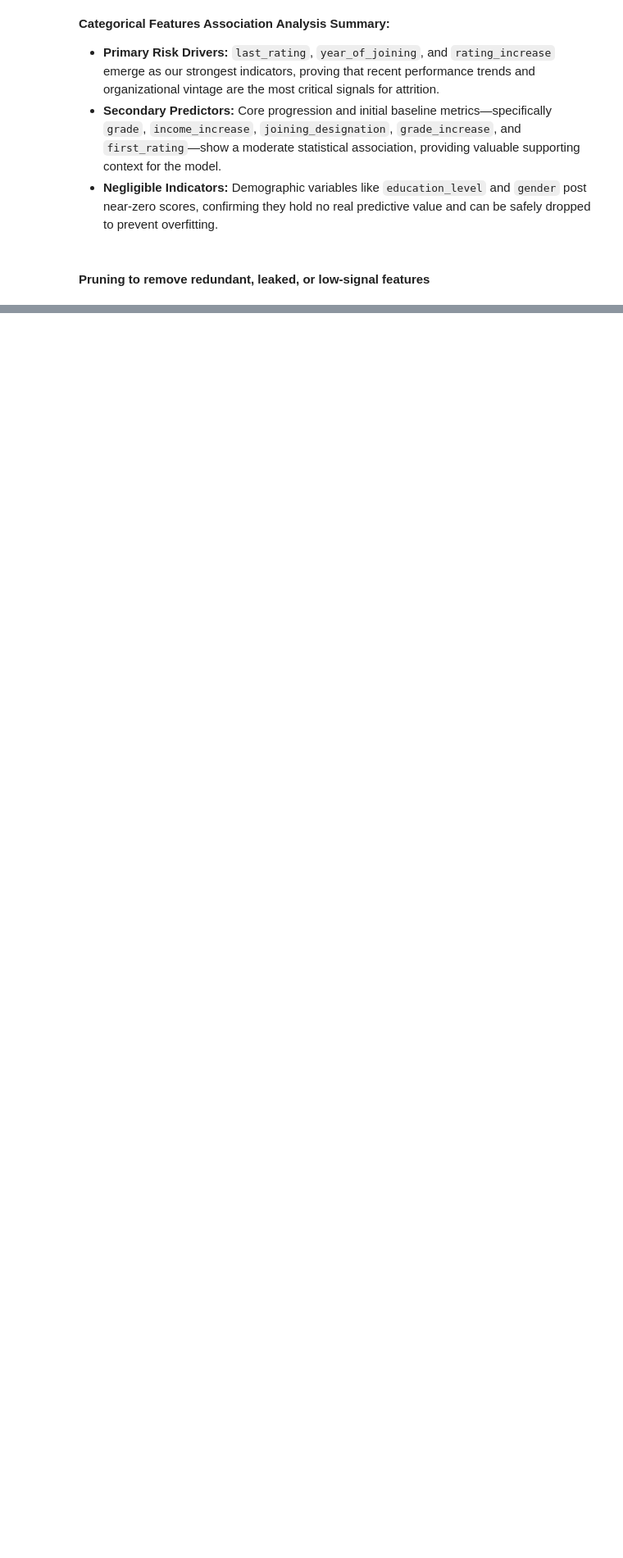
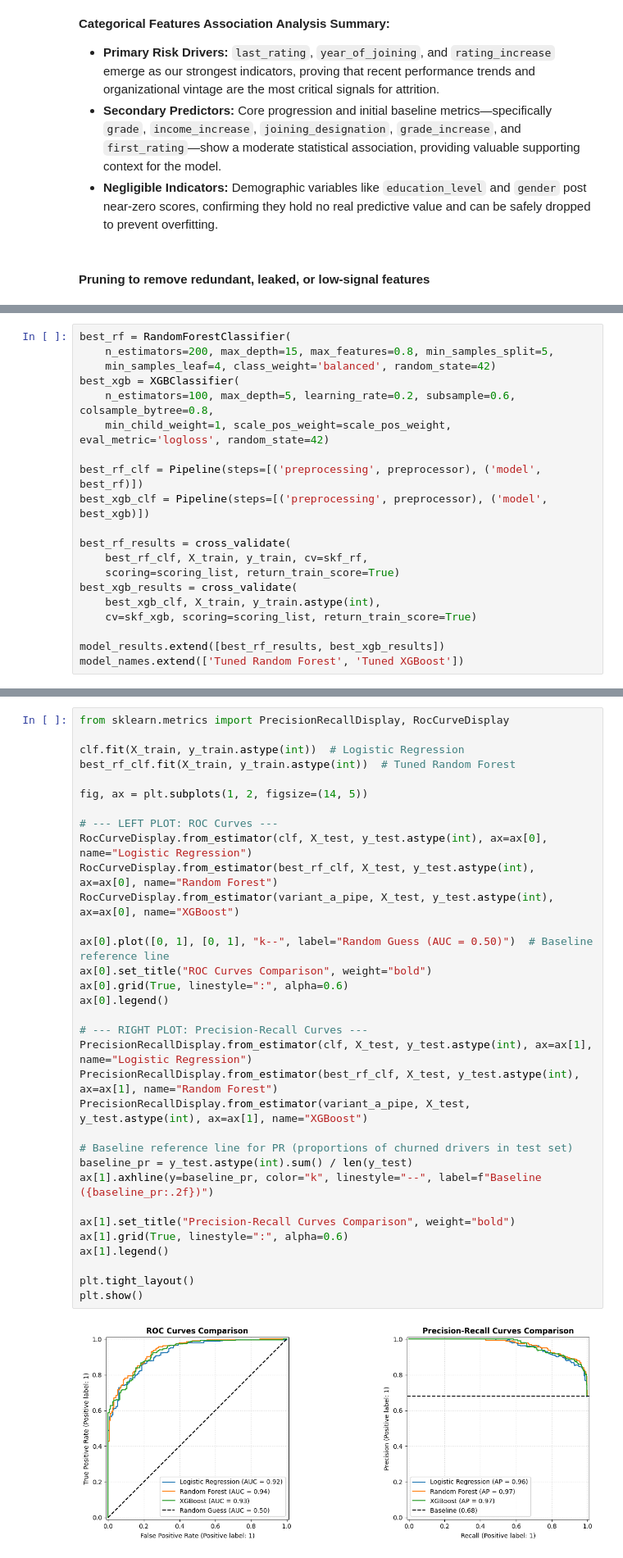
Before and after one commit to samrat-rm/Brain-Cache, a Jupyter notebook: Business_case_study/OLA_Drivers_Ensemble.ipynb, the cells around one changed output, grey strips where cells are left out. Shown at 82% size. Drawn from its saved outputs; the diff is of its cells as text; blank space fills up the shorter version.

Commit message:
Kaggle Notebook | Ola_Drivers_Ensemble | Version 2

```diff
--- a/Business_case_study/OLA_Drivers_Ensemble.ipynb
+++ b/Business_case_study/OLA_Drivers_Ensemble.ipynb
@@ -823,0 +1141,20 @@ Start A1+A2 now. Write the loop yourself; paste plots + your observations and I'
+# %%
+best_rf = RandomForestClassifier(
+    n_estimators=200, max_depth=15, max_features=0.8, min_samples_split=5,
+    min_samples_leaf=4, class_weight='balanced', random_state=42)
+best_xgb = XGBClassifier(
+    n_estimators=100, max_depth=5, learning_rate=0.2, subsample=0.6, colsample_bytree=0.8,
+    min_child_weight=1, scale_pos_weight=scale_pos_weight, eval_metric='logloss', random_state=42)
+
+best_rf_clf = Pipeline(steps=[('preprocessing', preprocessor), ('model', best_rf)])
+best_xgb_clf = Pipeline(steps=[('preprocessing', preprocessor), ('model', best_xgb)])
+
+best_rf_results = cross_validate(
+    best_rf_clf, X_train, y_train, cv=skf_rf,
+    scoring=scoring_list, return_train_score=True)
+best_xgb_results = cross_validate(
+    best_xgb_clf, X_train, y_train.astype(int),
+    cv=skf_xgb, scoring=scoring_list, return_train_score=True)
+
+model_results.extend([best_rf_results, best_xgb_results])
+model_names.extend(['Tuned Random Forest', 'Tuned XGBoost'])
@@ -823,0 +1330,35 @@ Start A1+A2 now. Write the loop yourself; paste plots + your observations and I'
+# %%
+from sklearn.metrics import PrecisionRecallDisplay, RocCurveDisplay
+
+clf.fit(X_train, y_train.astype(int))  # Logistic Regression
+best_rf_clf.fit(X_train, y_train.astype(int))  # Tuned Random Forest
+
+fig, ax = plt.subplots(1, 2, figsize=(14, 5))
+
+# --- LEFT PLOT: ROC Curves ---
+RocCurveDisplay.from_estimator(clf, X_test, y_test.astype(int), ax=ax[0], name="Logistic Regression")
+RocCurveDisplay.from_estimator(best_rf_clf, X_test, y_test.astype(int), ax=ax[0], name="Random Forest")
+RocCurveDisplay.from_estimator(variant_a_pipe, X_test, y_test.astype(int), ax=ax[0], name="XGBoost")
+
+ax[0].plot([0, 1], [0, 1], "k--", label="Random Guess (AUC = 0.50)")  # Baseline reference line
+ax[0].set_title("ROC Curves Comparison", weight="bold")
+ax[0].grid(True, linestyle=":", alpha=0.6)
+ax[0].legend()
+
+# --- RIGHT PLOT: Precision-Recall Curves ---
+PrecisionRecallDisplay.from_estimator(clf, X_test, y_test.astype(int), ax=ax[1], name="Logistic Regression")
+PrecisionRecallDisplay.from_estimator(best_rf_clf, X_test, y_test.astype(int), ax=ax[1], name="Random Forest")
+PrecisionRecallDisplay.from_estimator(variant_a_pipe, X_test, y_test.astype(int), ax=ax[1], name="XGBoost")
+
+# Baseline reference line for PR (proportions of churned drivers in test set)
+baseline_pr = y_test.astype(int).sum() / len(y_test)
+ax[1].axhline(y=baseline_pr, color="k", linestyle="--", label=f"Baseline ({baseline_pr:.2f})")
+
+ax[1].set_title("Precision-Recall Curves Comparison", weight="bold")
+ax[1].grid(True, linestyle=":", alpha=0.6)
+ax[1].legend()
+
+plt.tight_layout()
+plt.show()
+# %% [output]
+[figure, added]
```
Also changed, not shown: parts of 70 cells of this notebook.
